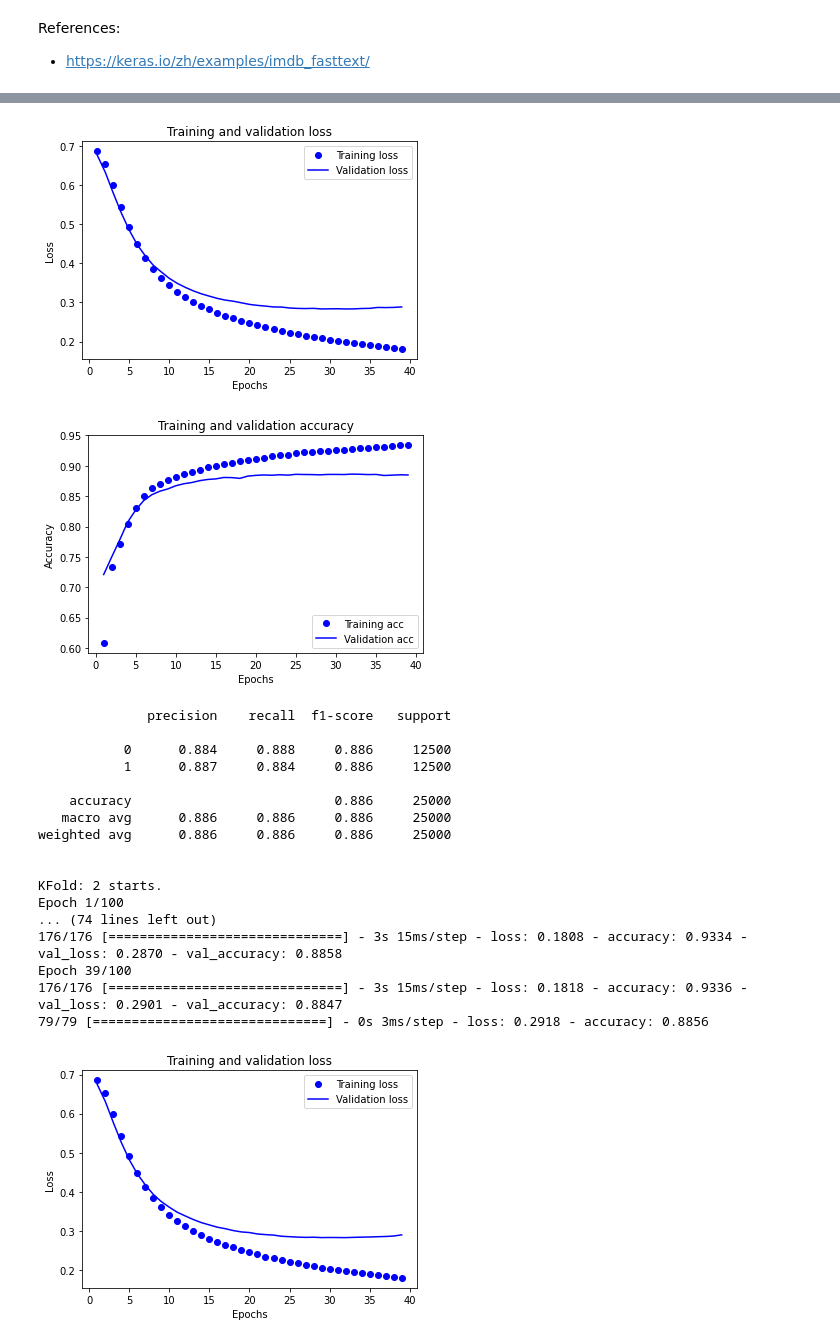
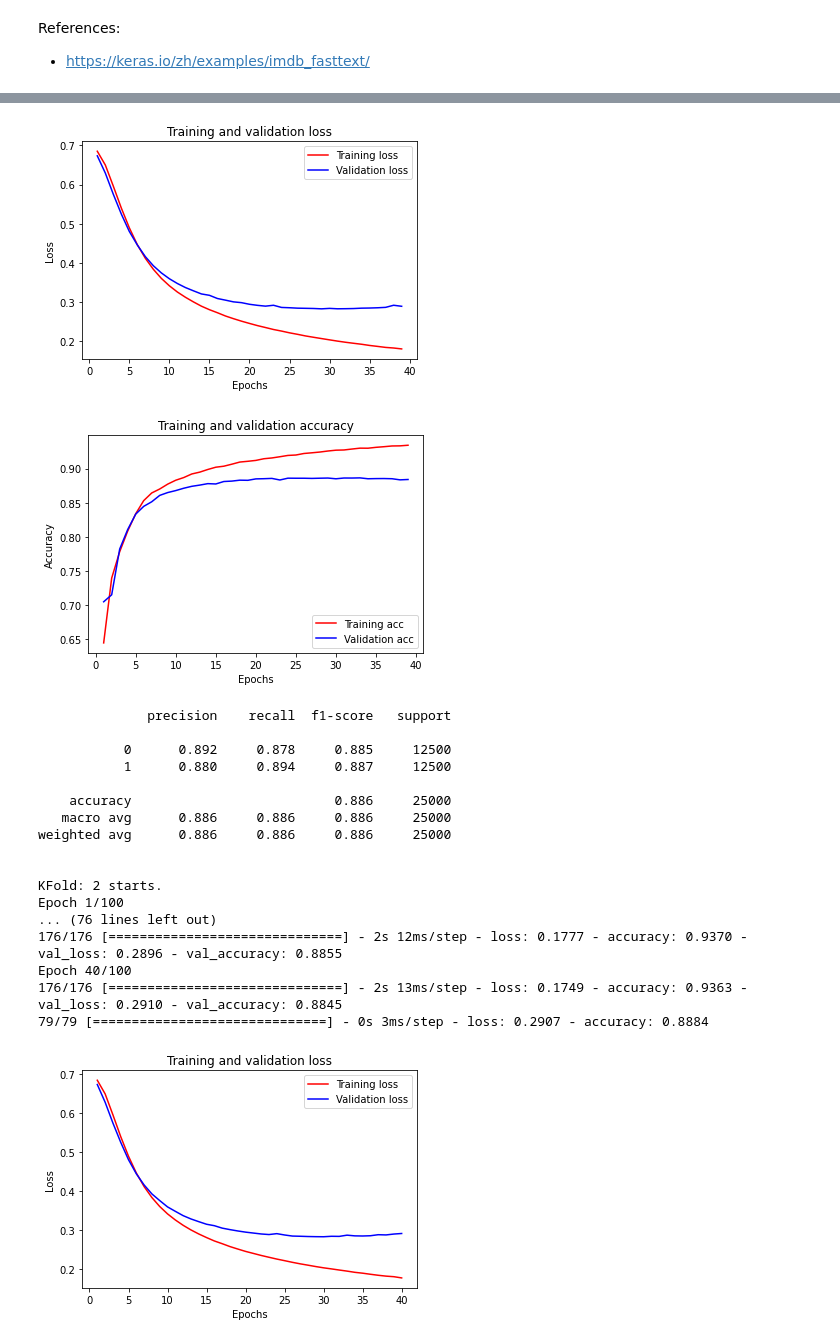
Before and after one commit to Jefffish09/MachineLearning, a Jupyter notebook: Classification/binary/fasttext_binary_tf2.ipynb, the cells around one changed output, grey strips where cells are left out. Drawn from its saved outputs; the diff is of its cells as text; code cells hidden in the pictures.

```diff
--- a/Classification/binary/fasttext_binary_tf2.ipynb
+++ b/Classification/binary/fasttext_binary_tf2.ipynb
@@ -114,31 +115,30 @@ def plot_perf(history):
   history_dict = history.history
   history_dict.keys()
 
-  acc = history_dict['accuracy']
-  val_acc = history_dict['val_accuracy']
-  loss = history_dict['loss']
-  val_loss = history_dict['val_loss']
+  acc = history_dict["accuracy"]
+  val_acc = history_dict["val_accuracy"]
+  loss = history_dict["loss"]
+  val_loss = history_dict["val_loss"]
 
   epochs = range(1, len(acc) + 1)
 
   # Training and validation loss
-  # "bo" is for "blue dot"
-  plt.plot(epochs, loss, 'bo', label='Training loss')
+  plt.plot(epochs, loss, "r", label="Training loss")
   # b is for "solid blue line"
-  plt.plot(epochs, val_loss, 'b', label='Validation loss')
-  plt.title('Training and validation loss')
-  plt.xlabel('Epochs')
-  plt.ylabel('Loss')
+  plt.plot(epochs, val_loss, "b", label="Validation loss")
+  plt.title("Training and validation loss")
+  plt.xlabel("Epochs")
+  plt.ylabel("Loss")
   plt.legend()
   plt.show()
 
   # Training and validation accuracy
-  plt.plot(epochs, acc, 'bo', label='Training acc')
-  plt.plot(epochs, val_acc, 'b', label='Validation acc')
-  plt.title('Training and validation accuracy')
-  plt.xlabel('Epochs')
-  plt.ylabel('Accuracy')
-  plt.legend(loc='lower right')
+  plt.plot(epochs, acc, "r", label="Training acc")
+  plt.plot(epochs, val_acc, "b", label="Validation acc")
+  plt.title("Training and validation accuracy")
+  plt.xlabel("Epochs")
+  plt.ylabel("Accuracy")
+  plt.legend(loc="lower right")
   plt.show()
 # %%
 # Create and train the model
@@ -150,6 +150,7 @@ earlystop_callback = EarlyStopping(
   restore_best_weights=True)
 
 kfold = StratifiedKFold(n_splits=10, random_state=seed, shuffle=True)
+model = None
 cv_acc = []
 cv_loss = []
 cv_f1 = []
@@ -157,6 +158,9 @@ n = 1
 for train, valid in kfold.split(x_train, y_train):
 
   print("KFold: {} starts.".format(n))
+  del model
+  tf.keras.backend.clear_session()
+
   model = Sequential([
     # We start off with an efficient embedding layer which maps our vocab indices into embedding_dims dimensions
     Embedding(input_dim=input_dim, output_dim=output_dim, input_length=max_len),
@@ -226,9 +230,9 @@ Epoch 39/100
-[figure, old version]
+[figure, new version]
-[figure, old version]
+[figure, new version]
               precision    recall  f1-score   support
 
-           0      0.884     0.888     0.886     12500
-           1      0.887     0.884     0.886     12500
+           0      0.892     0.878     0.885     12500
+           1      0.880     0.894     0.887     12500
 
     accuracy                          0.886     25000
    macro avg      0.886     0.886     0.886     25000
@@ -237,9 +241,9 @@ weighted avg      0.886     0.886     0.886     25000
 
 KFold: 2 starts.
 Epoch 1/100
-... (74 lines left out)
-176/176 [==============================] - 3s 15ms/step - loss: 0.1808 - accuracy: 0.9334 - val_loss: 0.2870 - val_accuracy: 0.8858
-Epoch 39/100
-176/176 [==============================] - 3s 15ms/step - loss: 0.1818 - accuracy: 0.9336 - val_loss: 0.2901 - val_accuracy: 0.8847
-79/79 [==============================] - 0s 3ms/step - loss: 0.2918 - accuracy: 0.8856
+... (76 lines left out)
+176/176 [==============================] - 2s 12ms/step - loss: 0.1777 - accuracy: 0.9370 - val_loss: 0.2896 - val_accuracy: 0.8855
+Epoch 40/100
+176/176 [==============================] - 2s 13ms/step - loss: 0.1749 - accuracy: 0.9363 - val_loss: 0.2910 - val_accuracy: 0.8845
+79/79 [==============================] - 0s 3ms/step - loss: 0.2907 - accuracy: 0.8884
-[figure, old version]
+[figure, new version]
```
Also changed, not shown: parts of 3 cells of this notebook.
